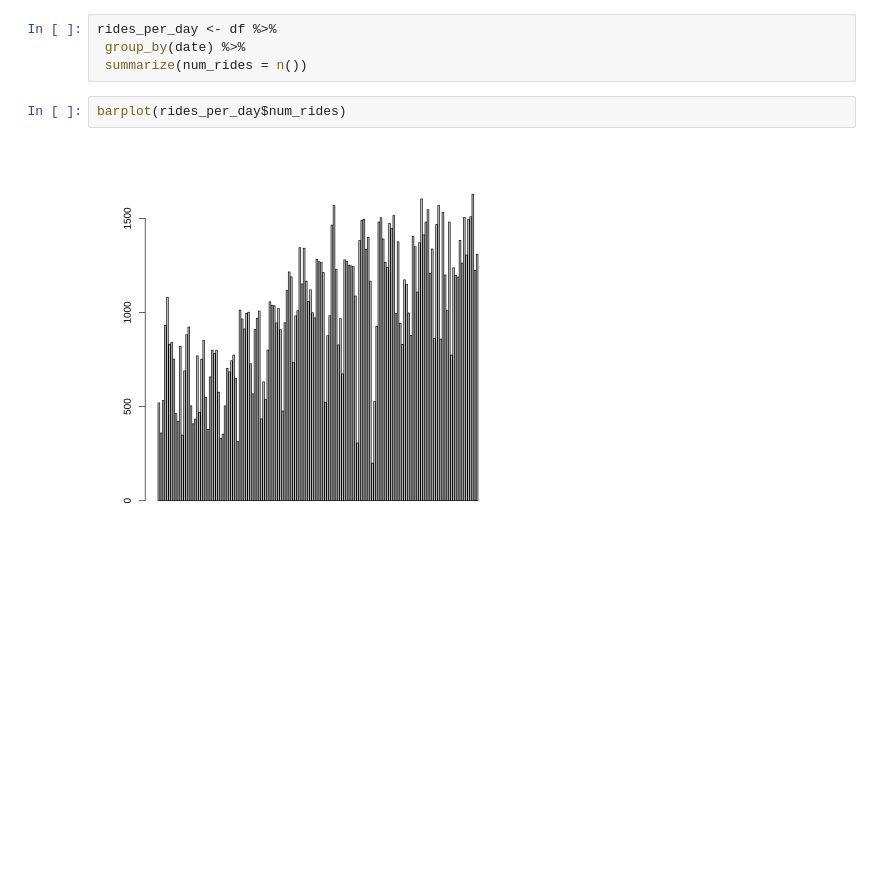
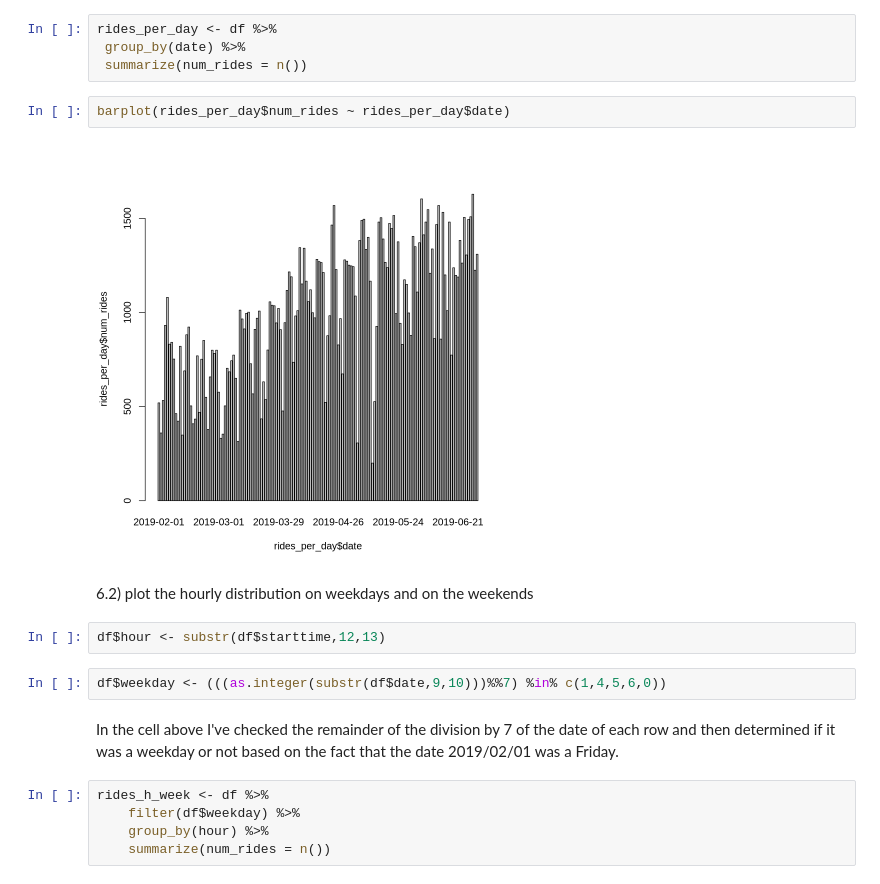
Before and after one commit to pietromalagoli/asp, a Jupyter notebook: code/lab01/Malagoli_Pietro_Lab01.ipynb, the cells around one changed output. Cells and saved outputs as stored; diff of their text form; blank space fills up the shorter version.

```diff
--- a/code/lab01/Malagoli_Pietro_Lab01.ipynb
+++ b/code/lab01/Malagoli_Pietro_Lab01.ipynb
@@ -146,6 +146,19 @@ rides_per_day <- df %>%
  group_by(date) %>%
  summarize(num_rides = n())
 # %%
-barplot(rides_per_day$num_rides)
+barplot(rides_per_day$num_rides ~ rides_per_day$date)
 # %% [output]
-[figure, old version]
+[figure, new version]
+# %% [markdown]
+6.2) plot the hourly distribution on weekdays and on the weekends
+# %%
+df$hour <- substr(df$starttime,12,13)
+# %%
+df$weekday <- (((as.integer(substr(df$date,9,10)))%%7) %in% c(1,4,5,6,0))
+# %% [markdown]
+In the cell above I've checked the remainder of the division by 7 of the date of each row and then determined if it was a weekday or not based on the fact that the date 2019/02/01 was a Friday.
+# %%
+rides_h_week <- df %>%
+    filter(df$weekday) %>%
+    group_by(hour) %>%
+    summarize(num_rides = n())
```
Also changed, not shown: parts of 1 cell of this notebook.
